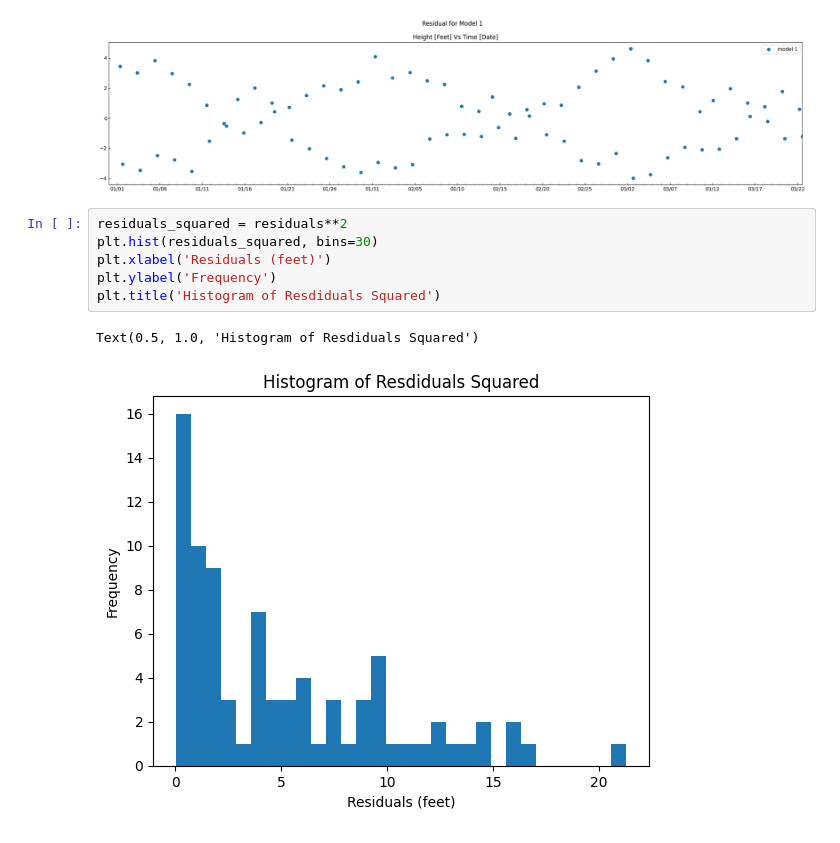
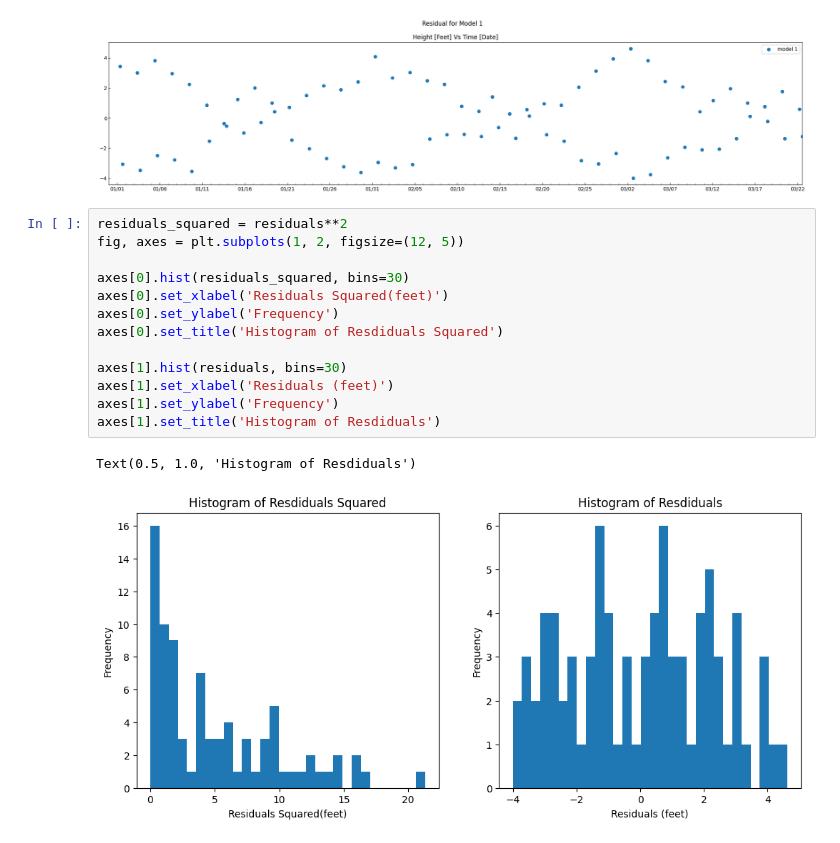
Before and after one commit to ZacharyJamesAdams/ASTR-19-Group-Project, a Jupyter notebook: testbed.ipynb, the cells around one changed output. Cells and saved outputs as stored; diff of their text form.

Commit message:
subplot histo squared and normal

```diff
--- a/testbed.ipynb
+++ b/testbed.ipynb
@@ -240,10 +240,17 @@ fig.savefig('testbed.png',bbox_inches = 'tight',dpi = 300)
 [figure]
 # %%
 residuals_squared = residuals**2
-plt.hist(residuals_squared, bins=30)
-plt.xlabel('Residuals (feet)')
-plt.ylabel('Frequency')
-plt.title('Histogram of Resdiduals Squared')
+fig, axes = plt.subplots(1, 2, figsize=(12, 5))
+
+axes[0].hist(residuals_squared, bins=30)
+axes[0].set_xlabel('Residuals Squared(feet)')
+axes[0].set_ylabel('Frequency')
+axes[0].set_title('Histogram of Resdiduals Squared')
+
+axes[1].hist(residuals, bins=30)
+axes[1].set_xlabel('Residuals (feet)')
+axes[1].set_ylabel('Frequency')
+axes[1].set_title('Histogram of Resdiduals')
 # %% [output]
-Text(0.5, 1.0, 'Histogram of Resdiduals Squared')
+Text(0.5, 1.0, 'Histogram of Resdiduals')
-[figure, old version]
+[figure, new version]
```
